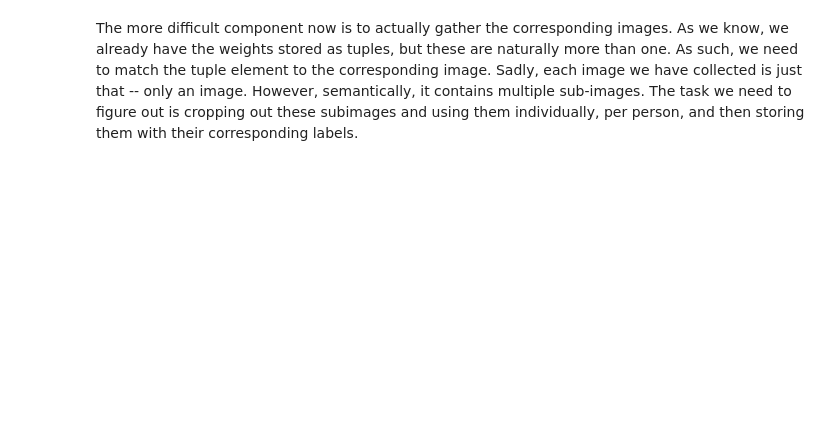
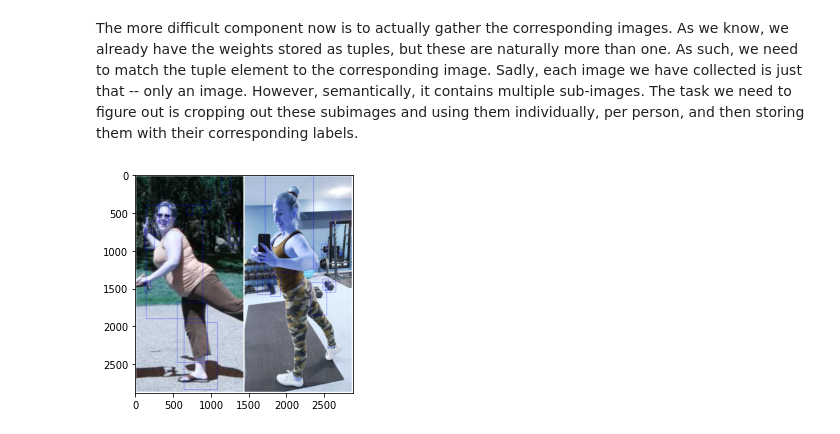
Before and after one commit to Arni14/BMI-Prediction, a Jupyter notebook: BMI Prediction.ipynb, the cells around one changed output. Drawn from its saved outputs; the diff is of its cells as text; code cells hidden in the pictures; blank space fills up the shorter version.

```diff
--- a/BMI Prediction.ipynb
+++ b/BMI Prediction.ipynb
@@ -174,0 +223,4 @@ for filename in glob.glob('images/*.jpg'): #assuming gif
+# %%
+create_bounding_box(40)
+# %% [output]
+[figure, added]
```
Also changed, not shown: parts of 6 cells of this notebook.
